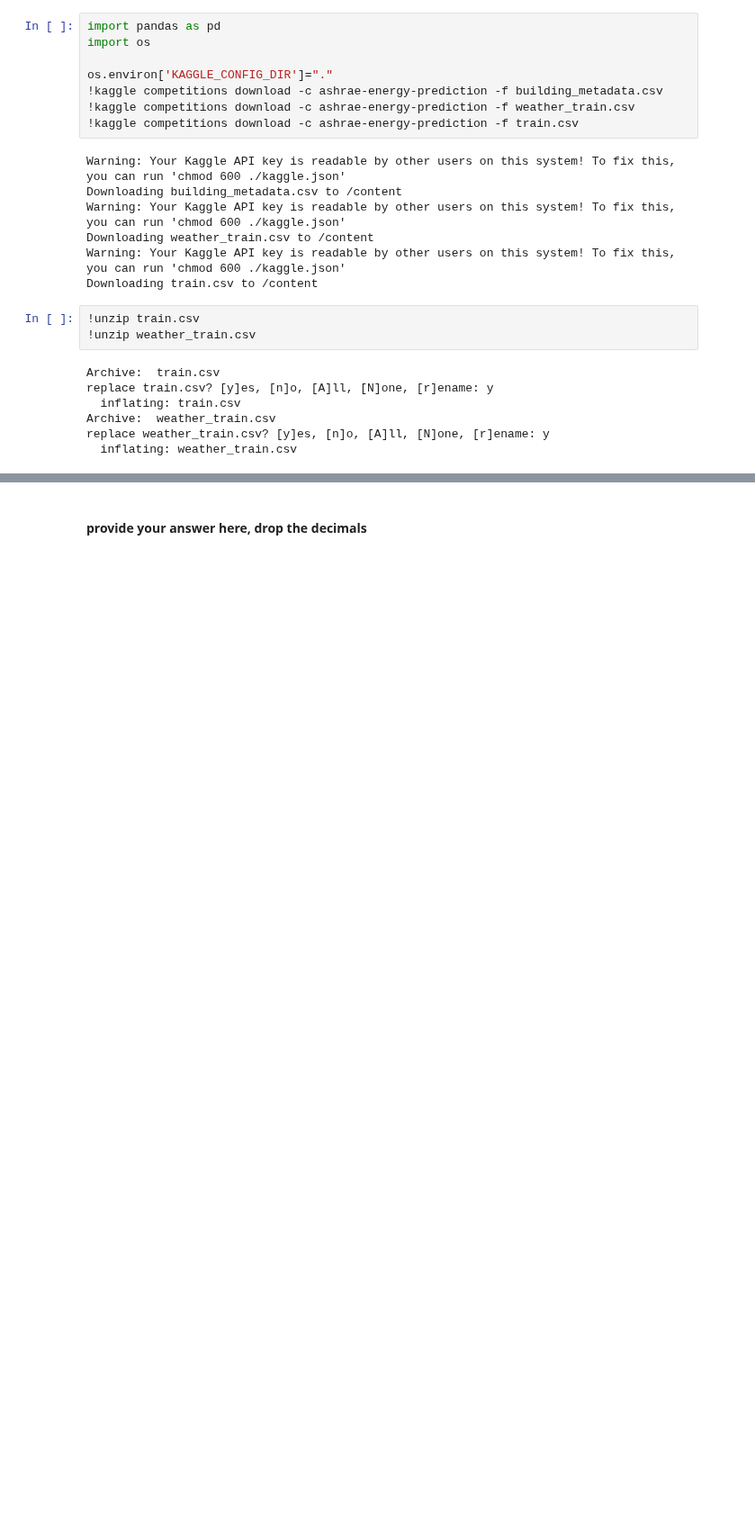
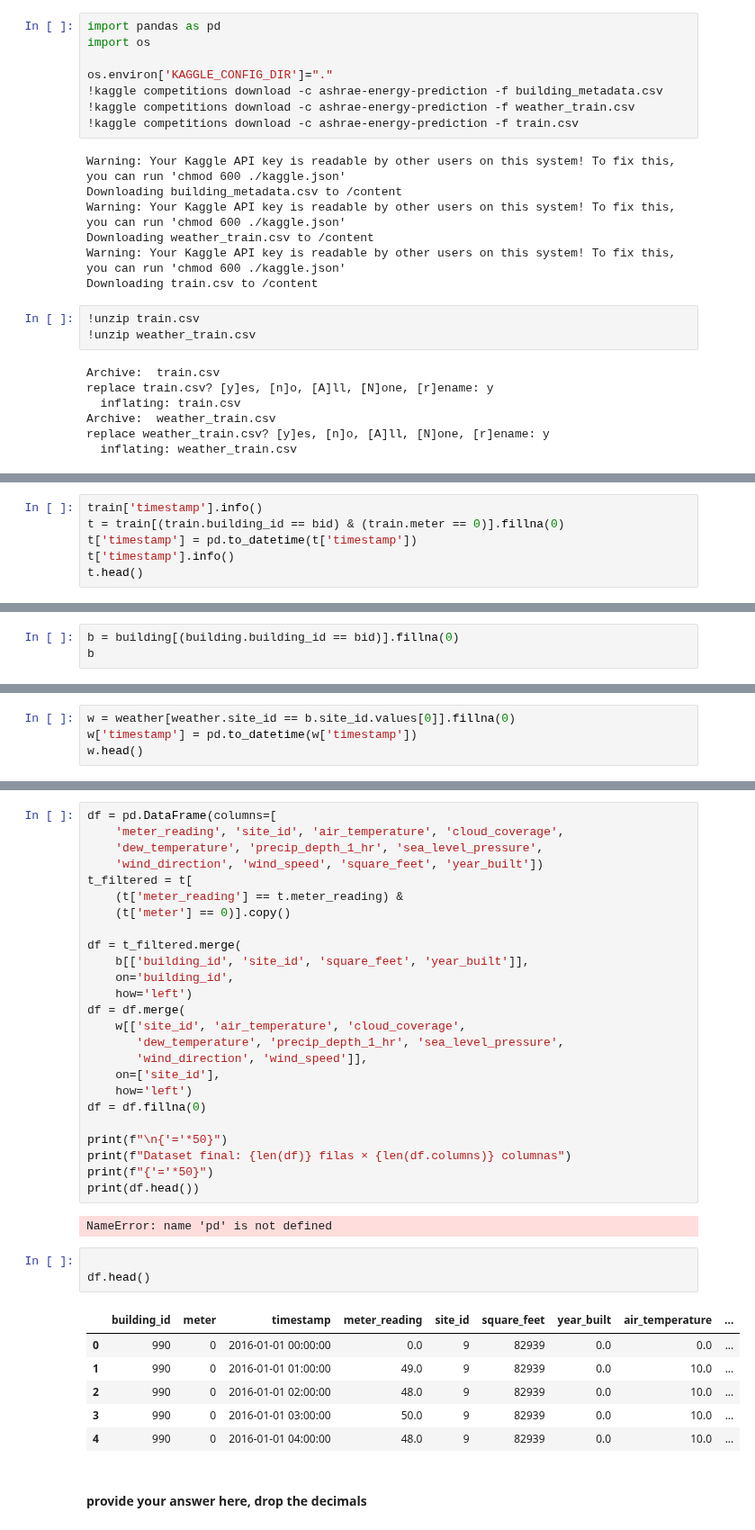
Before and after one commit to Santiagohvilla/Santiagohvilla, a Jupyter notebook: content/LAB 04.02 - BUILDING DATASETS.ipynb, the cells around one changed output, grey strips where cells are left out. Shown at 90% size. Cells and saved outputs as stored; diff of their text form; blank space fills up the shorter version.

```diff
--- a/content/LAB 04.02 - BUILDING DATASETS.ipynb
+++ b/content/LAB 04.02 - BUILDING DATASETS.ipynb
@@ -170,0 +97,6 @@ UnicodeDecodeError: 'utf-8' codec can't decode byte 0x82 in position 10: invalid
+# %%
+train['timestamp'].info()
+t = train[(train.building_id == bid) & (train.meter == 0)].fillna(0)
+t['timestamp'] = pd.to_datetime(t['timestamp'])
+t['timestamp'].info()
+t.head()
@@ -170,0 +137,3 @@ UnicodeDecodeError: 'utf-8' codec can't decode byte 0x82 in position 10: invalid
+# %%
+b = building[(building.building_id == bid)].fillna(0)
+b
@@ -170,0 +154,4 @@ UnicodeDecodeError: 'utf-8' codec can't decode byte 0x82 in position 10: invalid
+# %%
+w = weather[weather.site_id == b.site_id.values[0]].fillna(0)
+w['timestamp'] = pd.to_datetime(w['timestamp'])
+w.head()
@@ -171,3 +173,40 @@ UnicodeDecodeError: 'utf-8' codec can't decode byte 0x82 in position 10: invalid
+# %%
+df = pd.DataFrame(columns=[
+    'meter_reading', 'site_id', 'air_temperature', 'cloud_coverage',
+    'dew_temperature', 'precip_depth_1_hr', 'sea_level_pressure',
+    'wind_direction', 'wind_speed', 'square_feet', 'year_built'])
+t_filtered = t[
+    (t['meter_reading'] == t.meter_reading) &
+    (t['meter'] == 0)].copy()
+
+df = t_filtered.merge(
+    b[['building_id', 'site_id', 'square_feet', 'year_built']],
+    on='building_id',
+    how='left')
+df = df.merge(
+    w[['site_id', 'air_temperature', 'cloud_coverage',
+       'dew_temperature', 'precip_depth_1_hr', 'sea_level_pressure',
+       'wind_direction', 'wind_speed']],
+    on=['site_id'],
+    how='left')
+df = df.fillna(0)
+
+print(f"\n{'='*50}")
+print(f"Dataset final: {len(df)} filas × {len(df.columns)} columnas")
+print(f"{'='*50}")
+print(df.head())
+# %% [output]
+NameError: name 'pd' is not defined
+# %%
+
+df.head()
+# %% [output]
+|  | building_id | meter | timestamp | meter_reading | site_id | square_feet | year_built | air_temperature | ... |
+| 0 | 990 | 0 | 2016-01-01 00:00:00 | 0.0 | 9 | 82939 | 0.0 | 0.0 | ... |
+| 1 | 990 | 0 | 2016-01-01 01:00:00 | 49.0 | 9 | 82939 | 0.0 | 10.0 | ... |
+| 2 | 990 | 0 | 2016-01-01 02:00:00 | 48.0 | 9 | 82939 | 0.0 | 10.0 | ... |
+| 3 | 990 | 0 | 2016-01-01 03:00:00 | 50.0 | 9 | 82939 | 0.0 | 10.0 | ... |
+| 4 | 990 | 0 | 2016-01-01 04:00:00 | 48.0 | 9 | 82939 | 0.0 | 10.0 | ... |
 # %% [markdown]
 #### provide your answer here, drop the decimals
 # %%
```
Also changed, not shown: parts of 13 cells of this notebook.
